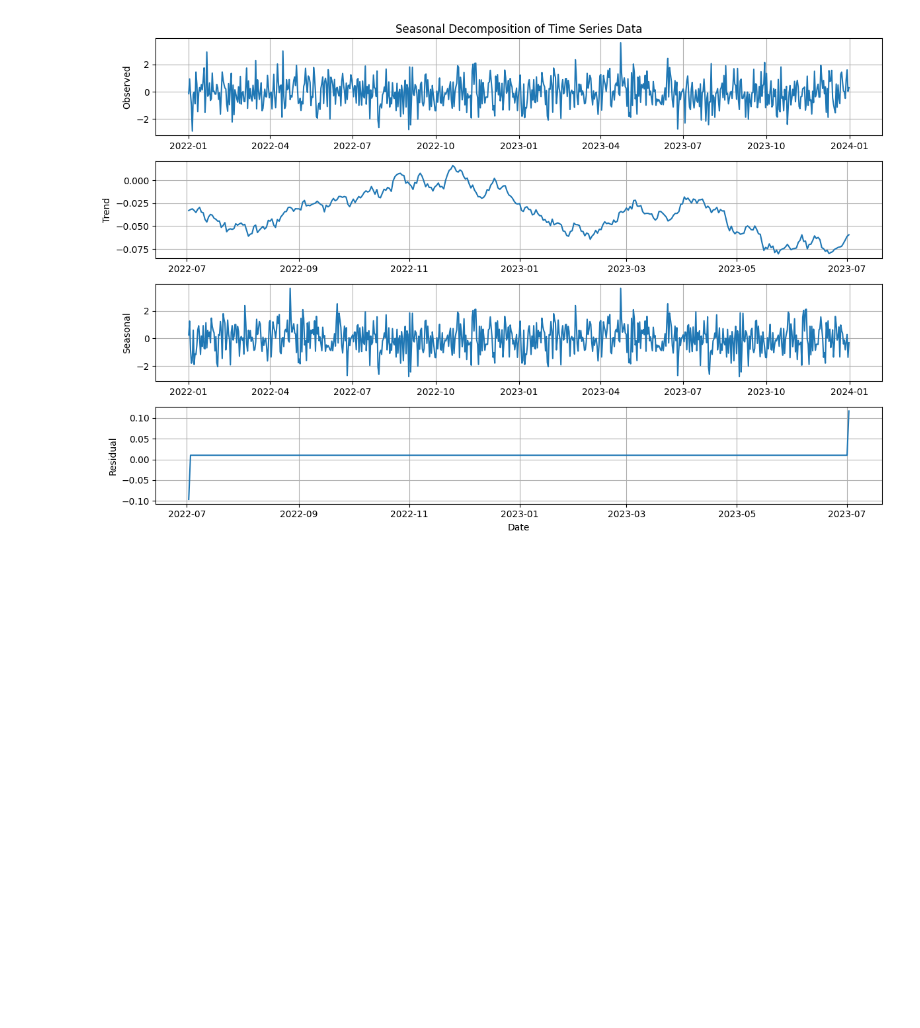
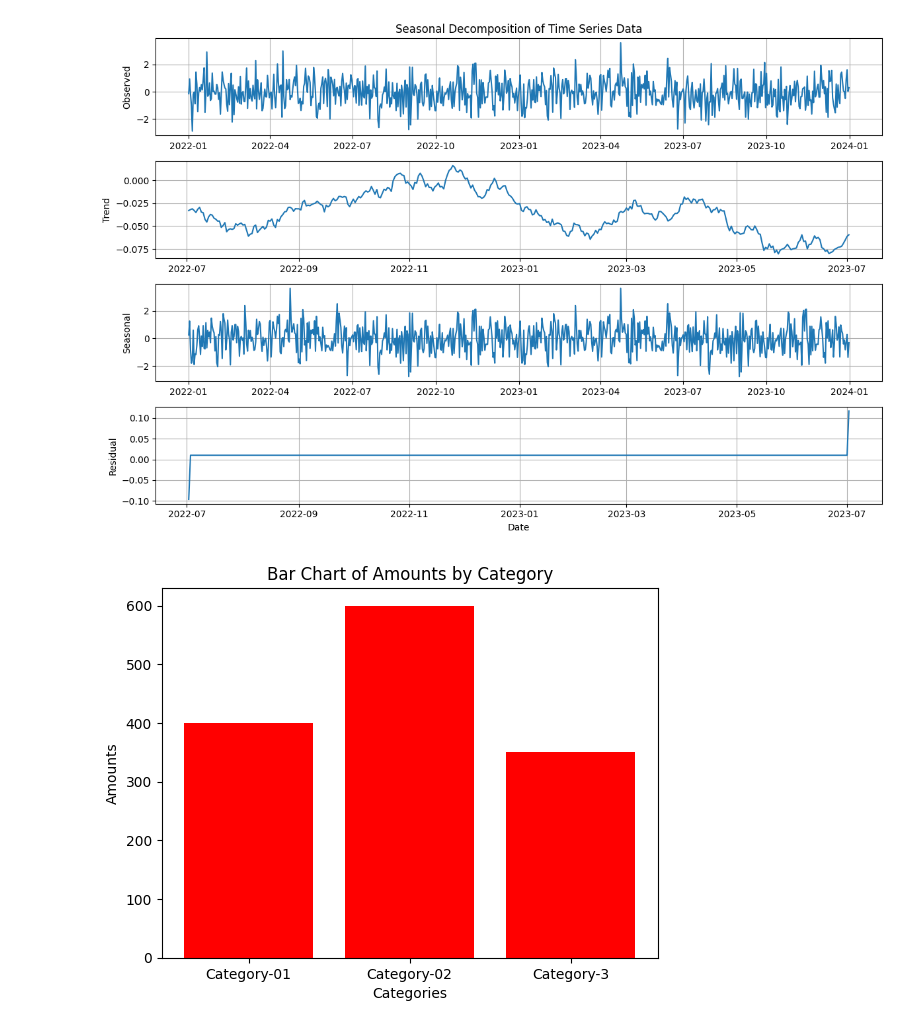
Before and after one commit to chinmayhandi/chinmay, a Jupyter notebook: AIML_Lab_Exercise.ipynb, the cells around one changed output. Saved outputs shown, nothing was run; the diff lists cells and outputs as text; code cells hidden in the pictures; blank space fills up the shorter version.

```diff
--- a/AIML_Lab_Exercise.ipynb
+++ b/AIML_Lab_Exercise.ipynb
@@ -1866,3 +1866,22 @@ plt.tight_layout()
 plt.show()
 # %% [output]
 [figure]
+# %%
+import pandas as pd
+import matplotlib.pyplot as plt
+
+# Load data from CSV file
+data = pd.read_csv('/content/drive/MyDrive/pands.csv')
+
+# Create a bar chart
+plt.bar(categories, amounts, color= 'red')
+
+# Add labels and title
+plt.xlabel('Categories')
+plt.ylabel('Amounts')
+plt.title('Bar Chart of Amounts by Category')
+
+# Show the plot
+plt.show()
+# %% [output]
+[figure, added]
```
